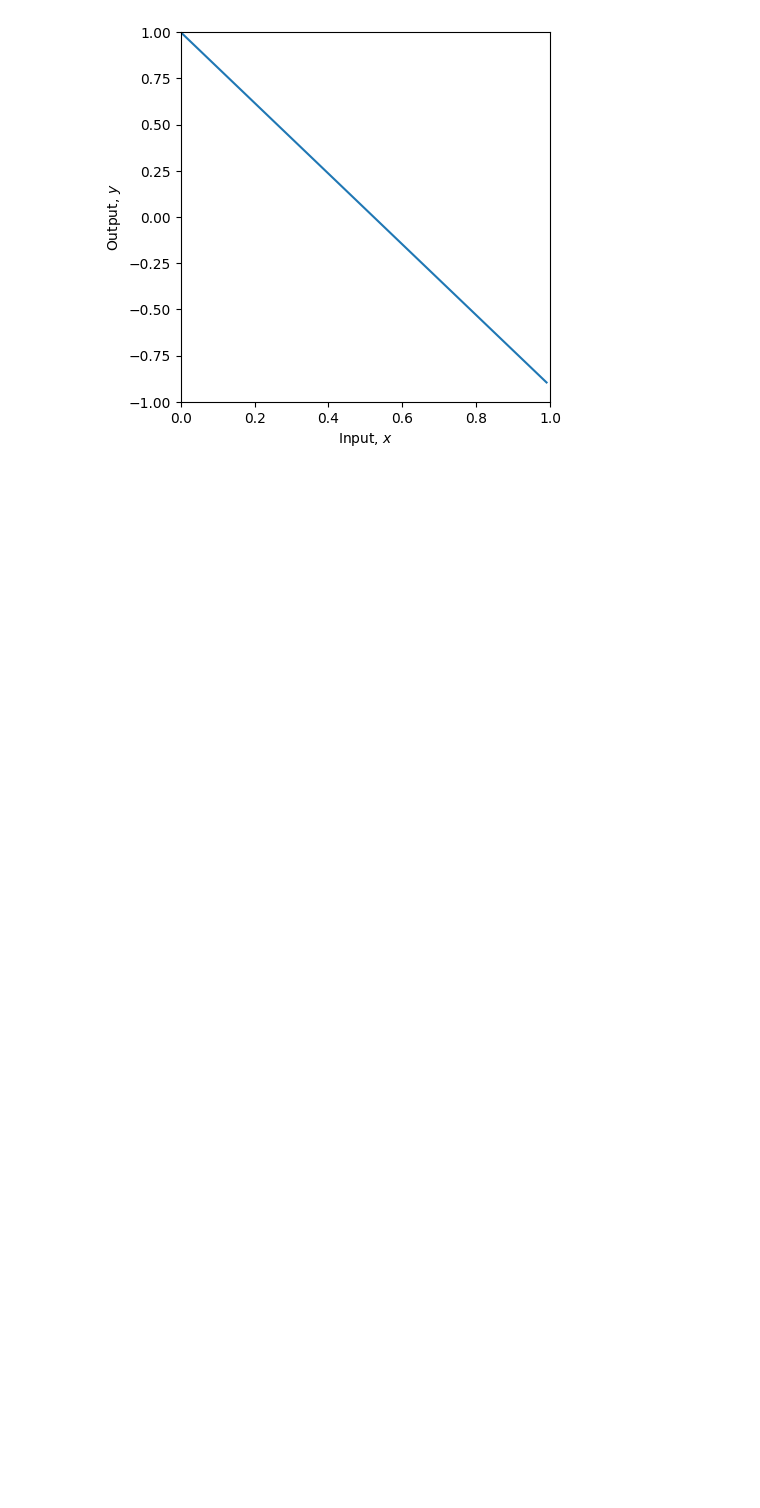
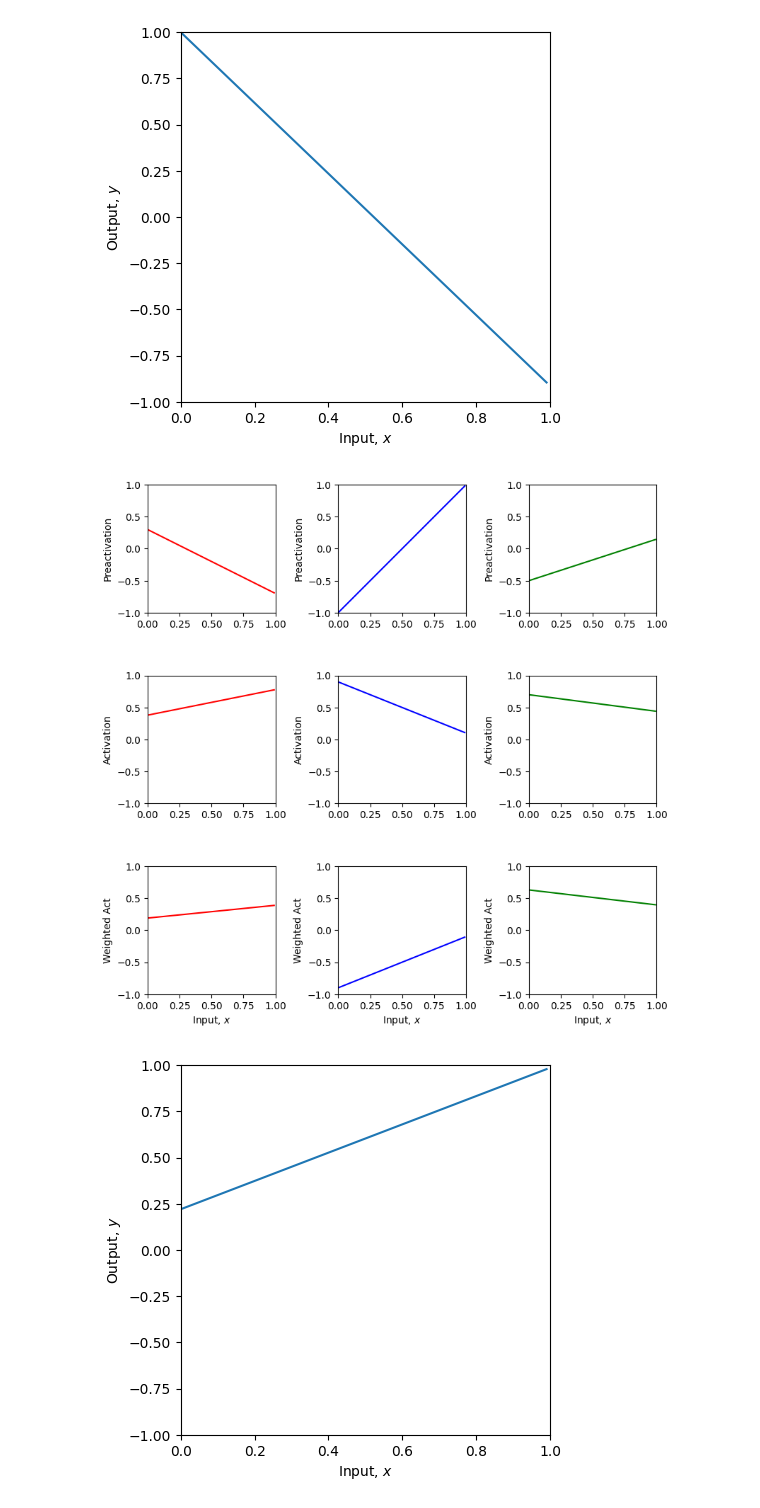
Before and after one commit to Shuvo1523004/Deep-Learning, a Jupyter notebook: Notebooks/Chap03/3_4_Activation_Functions.ipynb, the cells around one changed output. Saved outputs shown, nothing was run; the diff lists cells and outputs as text; code cells hidden in the pictures; blank space fills up the shorter version.

```diff
--- a/Notebooks/Chap03/3_4_Activation_Functions.ipynb
+++ b/Notebooks/Chap03/3_4_Activation_Functions.ipynb
@@ -242,3 +241,31 @@ plot_neural(x, y, pre_1, pre_2, pre_3, act_1, act_2, act_3, w_act_1, w_act_2, w_
 # %% [output]
 [figure]
 [figure]
+# %%
+def lin(preactivation):
+  a =0.5
+  b =-0.4
+  # Compute linear function
+  activation = a+b * preactivation
+  # Return
+  return activation
+# %%
+# 2. What happens if you change the parameters (a,b) to different values?
+# Try a=0.5, b=-0.4 Don't forget to run the cell again to update the function
+
+theta_10 =  0.3 ; theta_11 = -1.0
+theta_20 = -1.0  ; theta_21 = 2.0
+theta_30 = -0.5  ; theta_31 = 0.65
+phi_0 = 0.3; phi_1 = 0.5; phi_2 = -1.0; phi_3 = 0.9
+
+# Define a range of input values
+x = np.arange(0,1,0.01)
+
+# We run the neural network for each of these input values
+y, pre_1, pre_2, pre_3, act_1, act_2, act_3, w_act_1, w_act_2, w_act_3 = \
+    shallow_1_1_3(x, lin, phi_0,phi_1,phi_2,phi_3, theta_10, theta_11, theta_20, theta_21, theta_30, theta_31)
+# And then plot it
+plot_neural(x, y, pre_1, pre_2, pre_3, act_1, act_2, act_3, w_act_1, w_act_2, w_act_3, plot_all=True)
+# %% [output]
+[figure, added]
+[figure, added]
```
Also changed, not shown: parts of 3 cells of this notebook.
